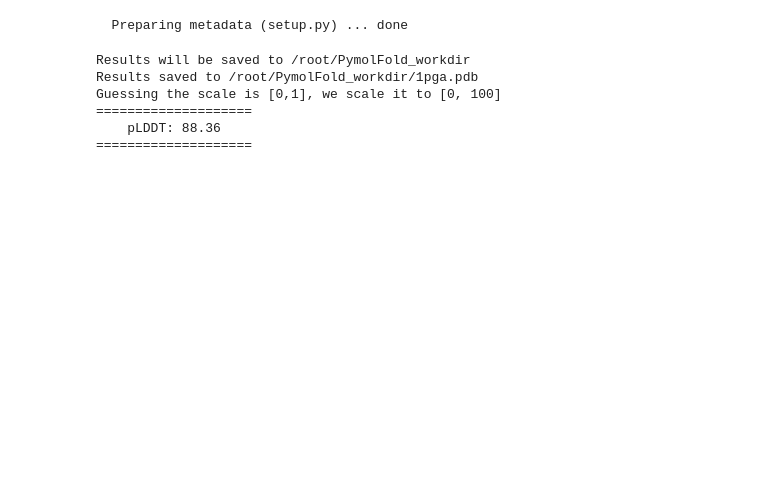
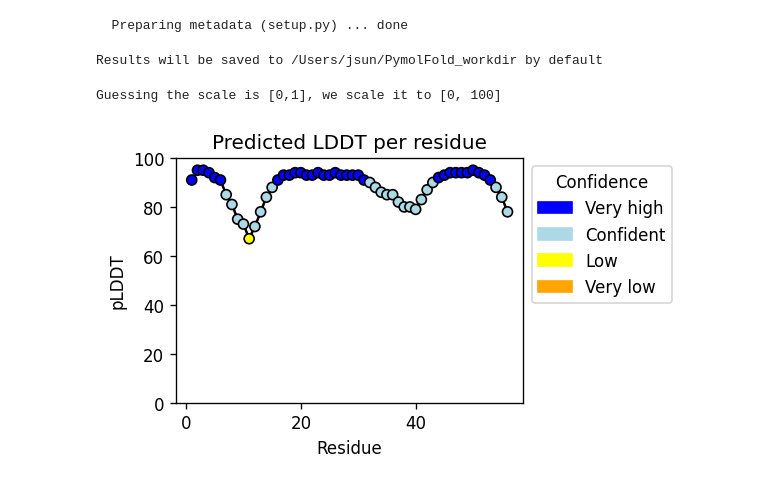
Before and after one commit to JinyuanSun/PymolFold, a Jupyter notebook: cloudmol_demo.ipynb, the cells around one changed output. Saved outputs shown, nothing was run; the diff lists cells and outputs as text; code cells hidden in the pictures; blank space fills up the shorter version.

```diff
--- a/cloudmol_demo.ipynb
+++ b/cloudmol_demo.ipynb
@@ -8,15 +8,17 @@ import py3Dmol
   Preparing metadata (setup.py) ... done
 # %%
 from cloudmol.cloudmol import PymolFold
+from cloudmol.utils.utils import plot_ca_plddt
 pf = PymolFold()
+pf.set_path("./")
 pf.query_esmfold("MTYKLILNGKTLKGETTTEAVDAATAEKVFKQYANDNGVDGEWTYDDATKTFTVTE", '1pga')
 # %% [output]
-Results will be saved to /root/PymolFold_workdir
-Results saved to /root/PymolFold_workdir/1pga.pdb
-Guessing the scale is [0,1], we scale it to [0, 100]
-====================
-    pLDDT: 88.36
-====================
+Results will be saved to /Users/jsun/PymolFold_workdir by default
+# %%
+plot_ca_plddt('./1pga.pdb')
+# %% [output]
+Guessing the scale is [0,1], we scale it to [0, 100]
+[figure, added]
 # %%
 view = py3Dmol.view()
 view.addModel(open('/root/PymolFold_workdir/1pga.pdb', 'r').read(),'pdb')
```
Also changed, not shown: 4 other files.
